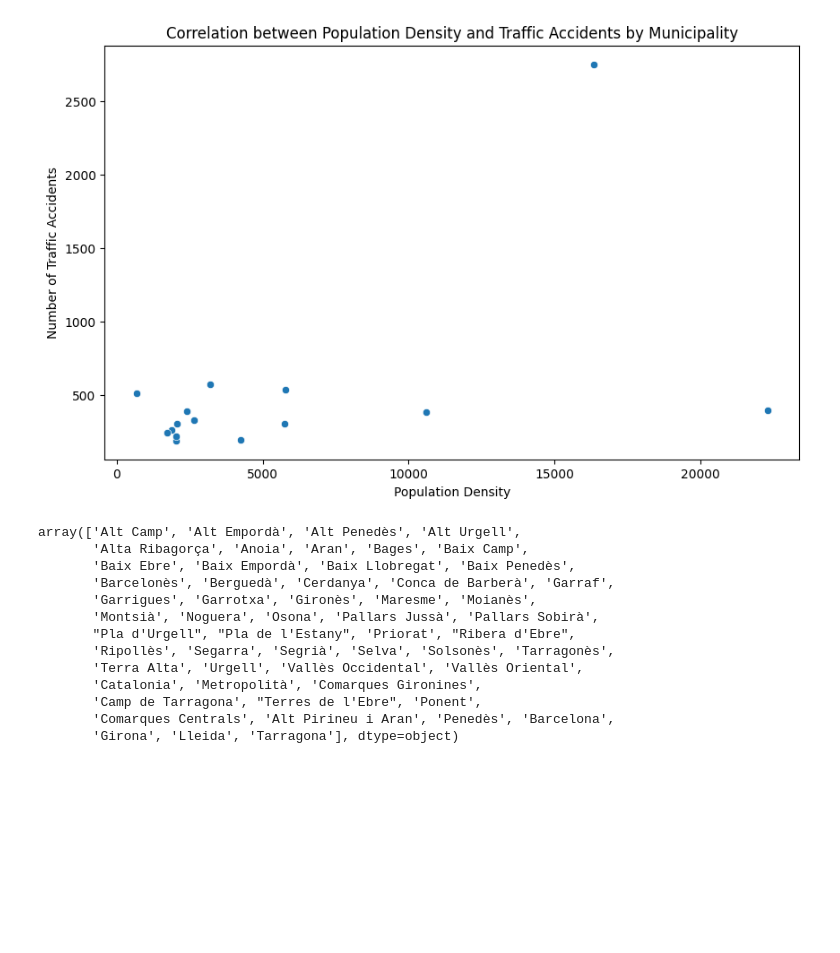
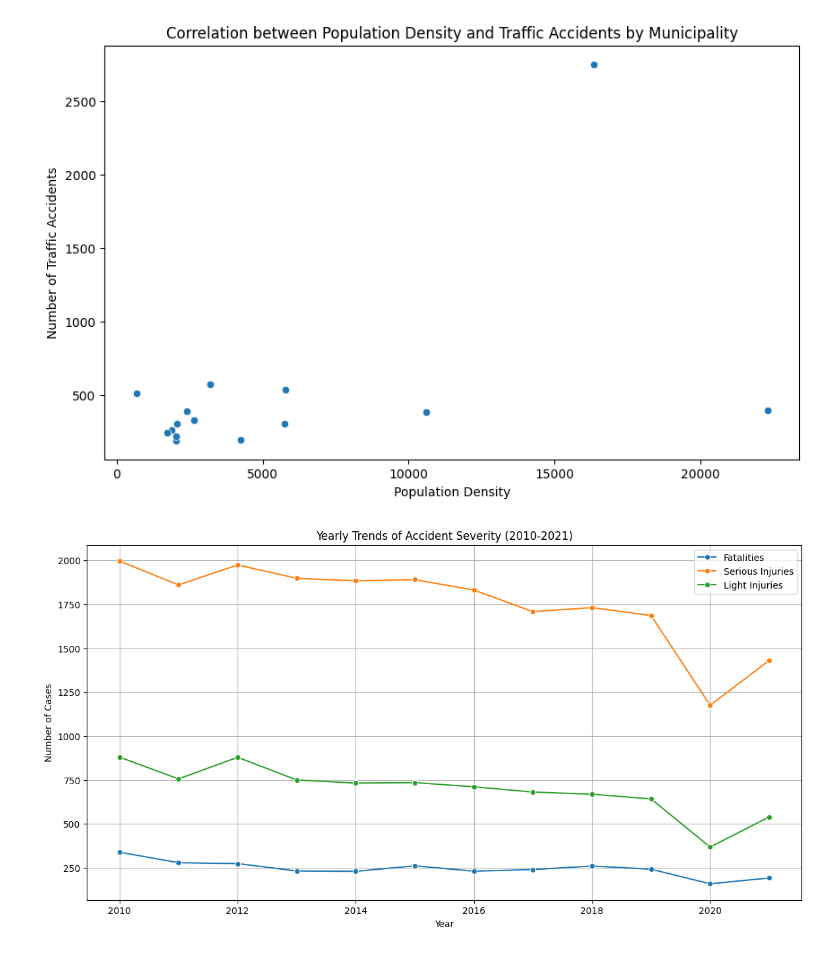
Before and after one commit to Hugo-SEQUIER/ocean-protocol, a Jupyter notebook: Traffic Accidents Cataluña/data-viz.ipynb, the cells around one changed output. Cells and saved outputs as stored; diff of their text form; code cells hidden in the pictures; blank space fills up the shorter version.

Commit message:
Nouvelle data viz

```diff
--- a/Traffic Accidents Cataluña/data-viz.ipynb
+++ b/Traffic Accidents Cataluña/data-viz.ipynb
@@ -5,6 +5,28 @@ import seaborn as sns
 import matplotlib.pyplot as plt
 # %%
 df = pd.read_csv('./data/traffic_to_viz.csv', encoding='unicode_escape').drop(columns=["Unnamed: 0"])
+# %%
+def corriger_encodage(df):
+    # Fonction pour corriger l'encodage d'une chaîne de caractères
+    def corriger_chaine(chaine):
+        if isinstance(chaine, str):
+            try:
+                return chaine.encode('latin1').decode('utf-8')
+            except UnicodeEncodeError:
+                return chaine
+        return chaine
+
+    # Corriger les valeurs dans le DataFrame
+    for col in df.columns:
+        df[col] = df[col].apply(corriger_chaine)
+
+    # Corriger les noms de colonnes
+    df.columns = [corriger_chaine(col) for col in df.columns]
+
+    return df
+# %%
+# Appliquer la fonction à votre DataFrame
+df = corriger_encodage(df)
 # %%
 df.columns
 # %% [output]
@@ -254,16 +268,16 @@ df_density = pd.read_csv('./data/density.csv', sep=',')
-# %%
-df_density['Unnamed: 0'].unique()
-# %% [output]
-array(['Alt Camp', 'Alt Empordà', 'Alt Penedès', 'Alt Urgell',
-       'Alta Ribagorça', 'Anoia', 'Aran', 'Bages', 'Baix Camp',
-       'Baix Ebre', 'Baix Empordà', 'Baix Llobregat', 'Baix Penedès',
-       'Barcelonès', 'Berguedà', 'Cerdanya', 'Conca de Barberà', 'Garraf',
-       'Garrigues', 'Garrotxa', 'Gironès', 'Maresme', 'Moianès',
-       'Montsià', 'Noguera', 'Osona', 'Pallars Jussà', 'Pallars Sobirà',
-       "Pla d'Urgell", "Pla de l'Estany", 'Priorat', "Ribera d'Ebre",
-       'Ripollès', 'Segarra', 'Segrià', 'Selva', 'Solsonès', 'Tarragonès',
-       'Terra Alta', 'Urgell', 'Vallès Occidental', 'Vallès Oriental',
-       'Catalonia', 'Metropolità', 'Comarques Gironines',
-       'Camp de Tarragona', "Terres de l'Ebre", 'Ponent',
-       'Comarques Centrals', 'Alt Pirineu i Aran', 'Penedès', 'Barcelona',
-       'Girona', 'Lleida', 'Tarragona'], dtype=object)
+# %%
+yearly_data = df.groupby('Year')[['Fatalties', 'Serious Injuries', 'Light Injuries']].sum().reset_index()
+
+# Plotting the trends of accident severity over the years
+plt.figure(figsize=(14, 7))
+sns.lineplot(data=yearly_data, x='Year', y='Fatalties', marker='o', label='Fatalities')
+sns.lineplot(data=yearly_data, x='Year', y='Serious Injuries', marker='o', label='Serious Injuries')
+sns.lineplot(data=yearly_data, x='Year', y='Light Injuries', marker='o', label='Light Injuries')
+plt.title('Yearly Trends of Accident Severity (2010-2021)')
+plt.xlabel('Year')
+plt.ylabel('Number of Cases')
+plt.legend()
+plt.grid(True)
+plt.show()
+# %% [output]
+[figure, added]
```
Also changed, not shown: parts of 10 cells of this notebook, 3 other files.
